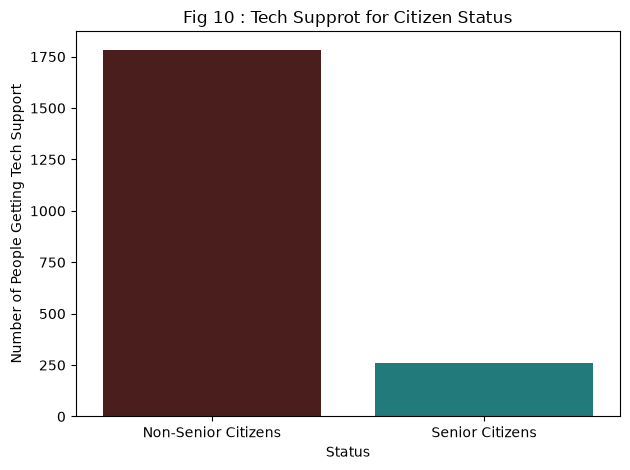
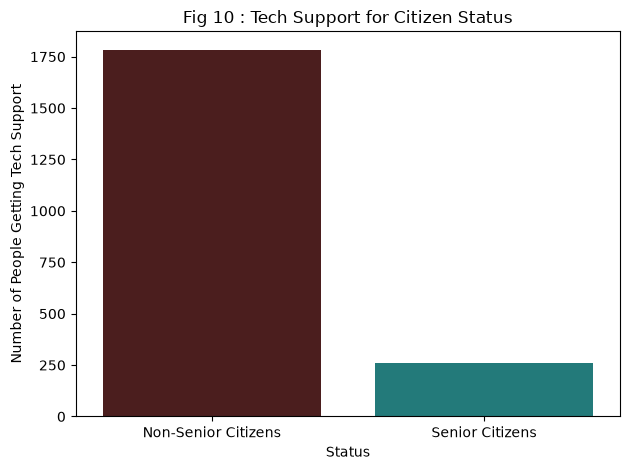
The change to this notebook cell's code, shown as a diff; its figure went from the first image to the second:
--- before
+++ after
@@ -3,9 +3,8 @@
 
 tech_support_citizen_status = df_tech_support.groupby('SeniorCitizen')['TechSupport'].count().reset_index()
-print(tech_support_citizen_status)
 plt.figure()
 sns.barplot(data=tech_support_citizen_status, x="SeniorCitizen", y='TechSupport', palette=["#531616", '#158888'])
 plt.xticks(ticks=[0,1], labels=['Non-Senior Citizens', 'Senior Citizens'])
-plt.title('Fig 10 : Tech Supprot for Citizen Status')
+plt.title('Fig 10 : Tech Support for Citizen Status')
 plt.xlabel('Status')
 plt.ylabel('Number of People Getting Tech Support')

Commit: fix support level vs citisen status